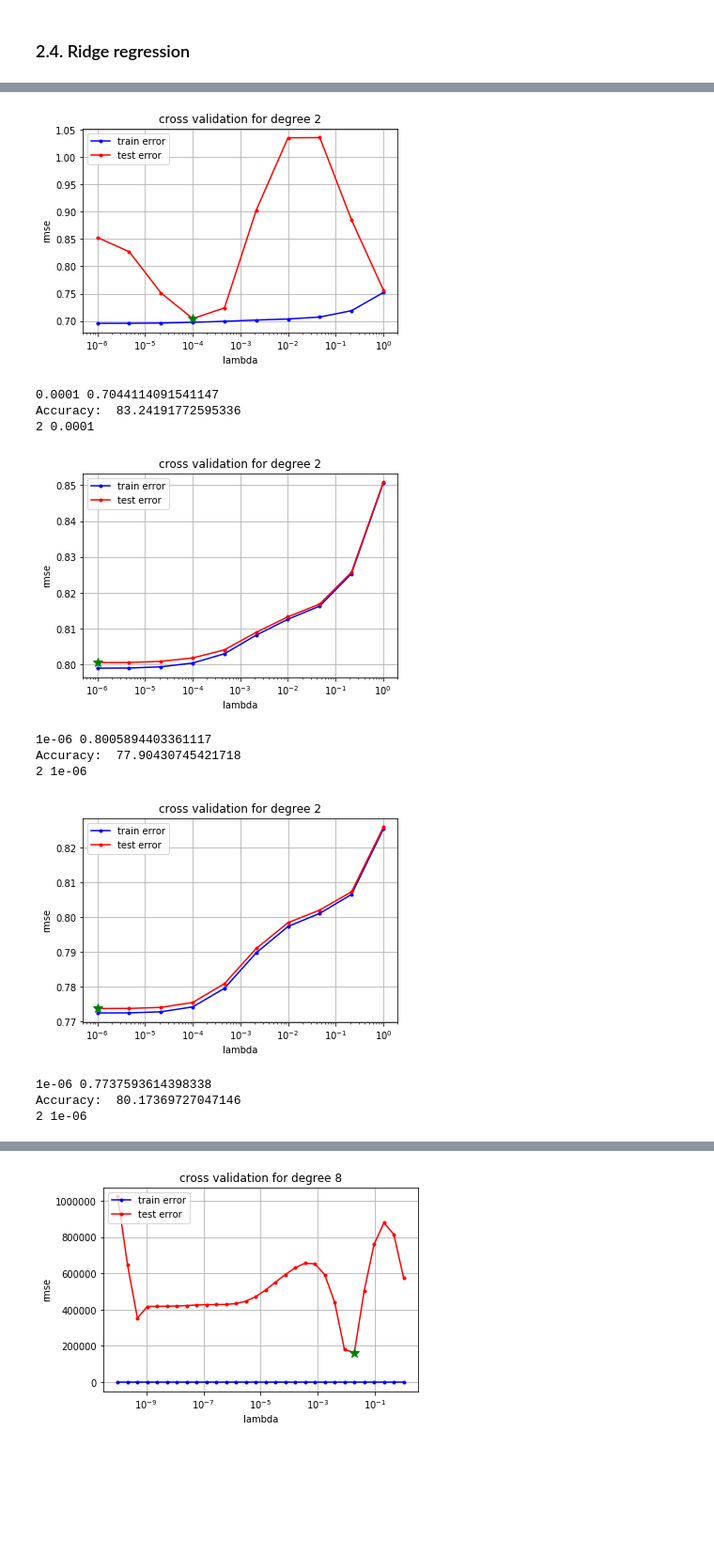
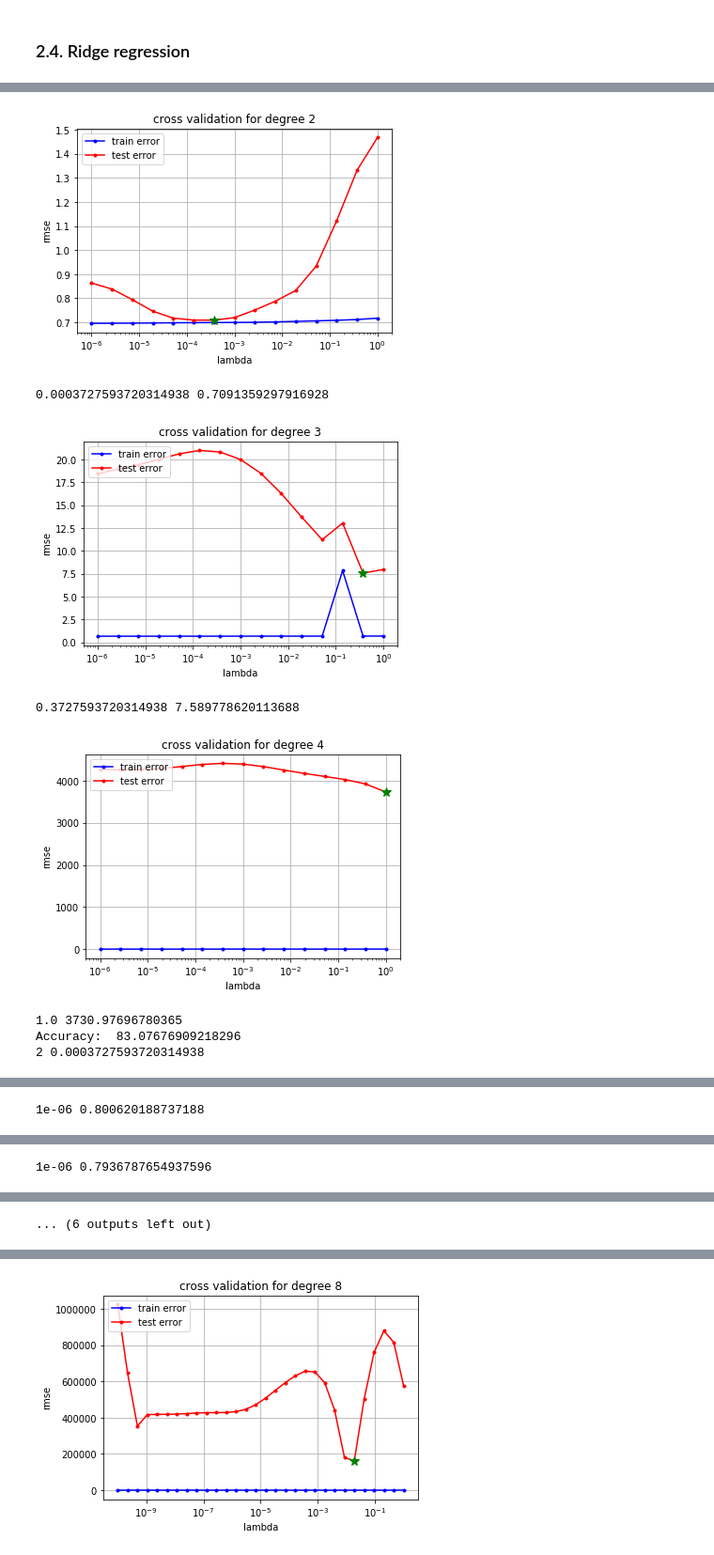
Before and after one commit to dpetresc/ML_Project, a Jupyter notebook: project.ipynb, the cells around one changed output, grey strips where cells are left out. Shown at 94% size. Cells and saved outputs as stored; diff of their text form; code cells hidden in the pictures; blank space fills up the shorter version.

```diff
--- a/project.ipynb
+++ b/project.ipynb
@@ -67,3 +67,18 @@ Accuracy:  77.5436
 [figure]
 # %% [markdown]
 ### 2.4. Ridge regression
+# %%
+#best_degree, best_lambda = best_model_ridge(y, X, 5, np.arange(1,11), np.logspace(-5, 0, 30), seed=56)
+y, X, X_mean, X_std, ids, dict_mask_jets_train = process_data3('Data/train.csv', inv_log=True)
+best_degrees = []
+best_lambdas = []
+for i in range(0, 1):
+    best_degree, best_lambda = best_model_ridge(y[dict_mask_jets_train[i]], X[dict_mask_jets_train[i]], 5, np.arange(1,3), np.logspace(-20, 0, 30), seed=56)
+    best_degrees.append(best_degree)
+    best_lambdas.append(best_lambda)
+    print(best_degree, best_lambda)
+for i in range(1,len(dict_mask_jets_train)):
+    best_degree, best_lambda = best_model_ridge(y[dict_mask_jets_train[i]], X[dict_mask_jets_train[i]], 5, np.arange(2,7), np.logspace(-20, 0, 30), seed=56)
+    best_degrees.append(best_degree)
+    best_lambdas.append(best_lambda)
+    print(best_degree, best_lambda)
@@ -70,23 +95,20 @@ Accuracy:  77.5436
 # %%
 #best_degree, best_lambda = best_model_ridge(y, X, 5, np.arange(1,11), np.logspace(-5, 0, 30), seed=56)
-y, X, X_mean, X_std, ids, dict_mask_jets_train = process_data2('Data/train.csv', inv_log=True)
+y, X, dict_mask_jets_train, ids = process_data4('Data/train.csv', inv_log=True)
 best_degrees = []
 best_lambdas = []
 for i in range(len(dict_mask_jets_train)):
-    best_degree, best_lambda = best_model_ridge(y[dict_mask_jets_train[i]], X[dict_mask_jets_train[i]], 5, np.arange(2,3), np.logspace(-6, 0, 10), seed=56)
+    #best_degree, best_lambda = best_model_ridge(y[dict_mask_jets_train[i]], X[i], 5, np.arange(2,6), np.logspace(-10, 0, 15), seed=56)
+    best_degree, best_lambda = best_model_ridge(y[dict_mask_jets_train[i]], X[i], 5, np.arange(2,5), np.logspace(-6, 0, 15), seed=56)
     best_degrees.append(best_degree)
     best_lambdas.append(best_lambda)
     print(best_degree, best_lambda)
 # %% [output]
-[figure, old version]
+[figure, new version]
-0.0001 0.7044114091541147
-Accuracy:  83.24191772595336
-2 0.0001
+0.0003727593720314938 0.7091359297916928
-[figure, old version]
+[figure, new version]
-1e-06 0.8005894403361117
-Accuracy:  77.90430745421718
-2 1e-06
+0.3727593720314938 7.589778620113688
-[figure, old version]
+[figure, new version]
-1e-06 0.7737593614398338
-Accuracy:  80.17369727047146
-2 1e-06
+1.0 3730.97696780365
+Accuracy:  83.07676909218296
+2 0.0003727593720314938
@@ -92,0 +116 @@ Accuracy:  80.17369727047146
+1e-06 0.800620188737188
@@ -92,0 +118 @@ Accuracy:  80.17369727047146
+1e-06 0.7936787654937596
@@ -93,3 +123,4 @@ Accuracy:  80.17369727047146
+... (6 outputs left out)
 # %%
 best_weights = []
 for i in range(len(dict_mask_jets_train)):
```
Also changed, not shown: parts of 5 cells of this notebook, 1 other file.
